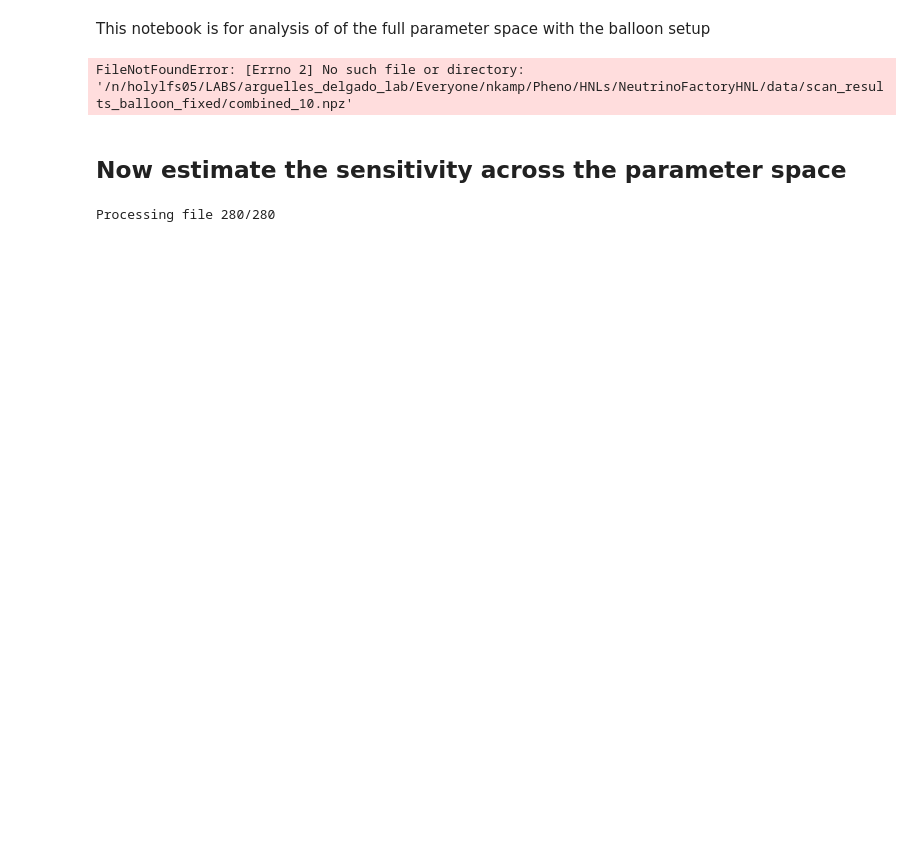
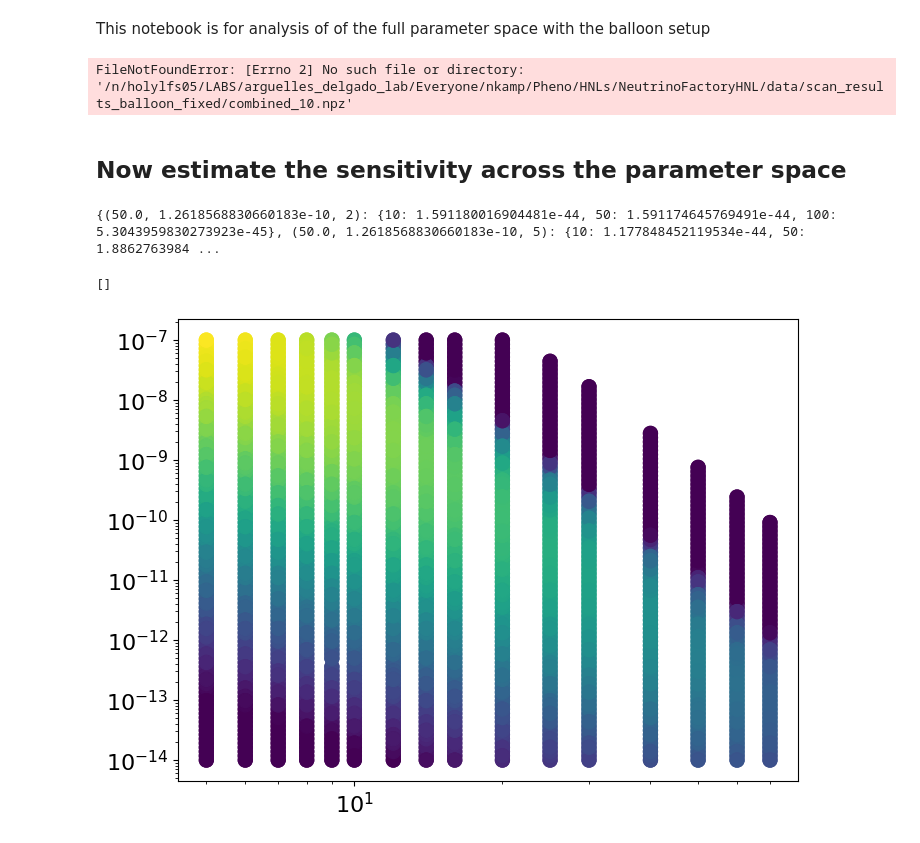
Before and after one commit to nickkamp1/NeutrinoFactoryHNL, a Jupyter notebook: Balloon.ipynb, the cells around one changed output. Drawn from its saved outputs; the diff is of its cells as text; code cells hidden in the pictures; blank space fills up the shorter version.

```diff
--- a/Balloon.ipynb
+++ b/Balloon.ipynb
@@ -33,10 +35,13 @@ FileNotFoundError: [Errno 2] No such file or directory: '/n/holylfs05/LABS/argue
 # %% [markdown]
 ## Now estimate the sensitivity across the parameter space
 # %%
-files = glob("/n/holylfs05/LABS/arguelles_delgado_lab/Everyone/nkamp/Pheno/HNLs/NeutrinoFactoryHNL/data/scan_results_balloon_lowstats/scan_mN*.npz")
+data_folder = "/n/holylfs05/LABS/arguelles_delgado_lab/Everyone/nkamp/Pheno/HNLs/NeutrinoFactoryHNL/data/scan_results_balloon_fixed/"
+files = glob(data_folder + "scan_mN*.npz")
+photon_thresholds = [10, 50, 100]
+idets = [2,5]
 
-bkg_decay = np.load("data/scan_results_balloon_lowstats/scan_background_decay.npz")
-bkg_scatter = np.load("data/scan_results_balloon_lowstats/scan_background_scattering.npz")
+bkg_decay = np.load(data_folder + "scan_background_decay.npz")
+bkg_scatter = np.load(data_folder + "scan_background_scattering.npz")
 bkg_decay_sampled_photons = np.random.poisson(bkg_decay["bkg_photons"])
 bkg_scatter_sampled_photons = np.random.poisson(bkg_scatter["bkg_photons"])
 bkg_decay_weights = np.squeeze(bkg_decay["bkg_weights"] * bkg_decay["bkg_cherenkov_weight"] * bkg_decay["N_nu_per_muon"] * 1e22) / bkg_decay["N_samples_bkg"]
@@ -49,24 +54,33 @@ def stats_per_threshold(sampled_photons,weights,photon_thresholds):
         events[photon_threshold] = sum(weights[sampled_photons>photon_threshold])
     return events
 
-def sig_file_stats(sig_file,photon_thresholds,idet=4):
+def sig_file_stats(sig_file,photon_thresholds,idets=[2,5]):
     sig_data = np.load(sig_file)
     m_N = float(sig_data["m_N"])
     sig_events = {}
     for i,U2 in enumerate(sig_data["U2_batch"]):
-        sig_sampled_photons = np.random.poisson(sig_data['photon_counts'][idet][i])
-        sig_weights = np.squeeze(sig_data["decay_weights"][i] * sig_data["cherenkov_weights"][i] * sig_data["N_HNLs_per_muon"][i] * 1e22) / sig_data["N_samples"]
-        sig_events[(m_N,U2)] = stats_per_threshold(sig_sampled_photons,sig_weights,photon_thresholds)
+        for idet in idets:
+            sig_sampled_photons = np.random.poisson(sig_data['photon_counts'][i][idet])
+            sig_weights = np.squeeze(sig_data["decay_weights"][i] * sig_data["cherenkov_weights"][i] * sig_data["N_HNLs_per_muon"][i] * 1e22) / sig_data["N_samples"]
+            sig_events[(m_N,U2,idet)] = stats_per_threshold(sig_sampled_photons,sig_weights,photon_thresholds)
     return sig_events
-
-
-sig_events = {}
-photon_thresholds = [10, 50, 100]
-for ifile,file in enumerate(files):
-    print(f"Processing file {ifile + 1}/{len(files)}", end="\r")
-    _sig_events = sig_file_stats(file, photon_thresholds=photon_thresholds)
-    for key, value in _sig_events.items():
-        sig_events[key] = value
-# %% [output]
-Processing file 280/280
+# %%
+import json
+sig_events = {}
+
+try:
+    with open(f"{data_folder}sig_events.json", "r") as f:
+        sig_events = json.load(f)
+        sig_events = {eval(k): {eval(_k):_v for _k,_v in v.items()} for k, v in sig_events.items()}  # Convert string keys back to tuples
+        print(sig_events)
+except FileNotFoundError:
+    for ifile,file in enumerate(files):
+        print(f"Processing file {ifile + 1}/{len(files)}", end="\r")
+        _sig_events = sig_file_stats(file, photon_thresholds=photon_thresholds,idets=idets)
+        for key, value in _sig_events.items():
+            sig_events[key] = value
+    with open(f"{data_folder}sig_events.json", "w") as f:
+        json.dump({str(k): v for k, v in sig_events.items()}, f)
+# %% [output]
+{(50.0, 1.2618568830660183e-10, 2): {10: 1.591180016904481e-44, 50: 1.591174645769491e-44, 100: 5.3043959830273923e-45}, (50.0, 1.2618568830660183e-10, 5): {10: 1.177848452119534e-44, 50: 1.8862763984 ...
 # %%
@@ -78,0 +116,22 @@ U2_unique = np.unique([key[1] for key in sig_events.keys()])
+# %%
+m_N_range_full = np.logspace(-2,2,1000)
+U2_range_full = np.logspace(-12,-2,1000)
+# extrapolated_signal = {}
+# for m_N in m_N_range_full:
+#     m_N_closest = m_N_unique[np.argmin(np.abs(m_N_unique - m_N))]
+#     for U2 in U2_range_full:
+#         U2_closest = U2_unique[np.argmin(np.abs(U2_unique - U2))]
+#         for idet in idets:
+#             key = (m_N,U2,idet)
+#             source_events_per_threshold = sig_events[(m_N_closest, U2_closest, idet)]
+#             extrapolated_signal[key] = extrapolate_signal(source_events_per_threshold, source_N_HNLs_per_muon,
+#                                                           source_mN, source_U2,
+#                                                           target_mN, target_U2,
+#                                                           flux_geometry,
+#                                                           regime="long_lived")
+
+plt.scatter([key[0] for key in sig_events.keys()], [key[1] for key in sig_events.keys()], c=[sig_events[key][10] for key in sig_events.keys()], norm=LogNorm(vmin=1), cmap='viridis')
+plt.loglog()
+# %% [output]
+[]
+[figure, added]
```
Also changed, not shown: parts of 7 cells of this notebook, 16 other files.
